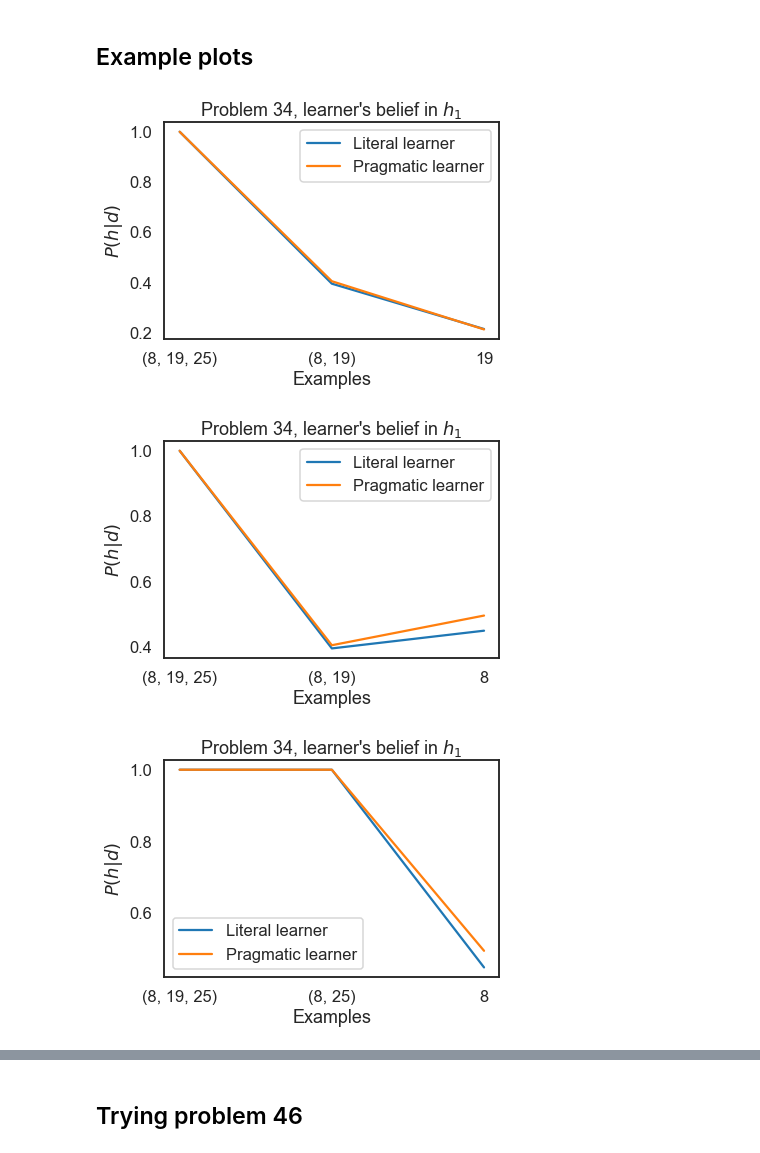
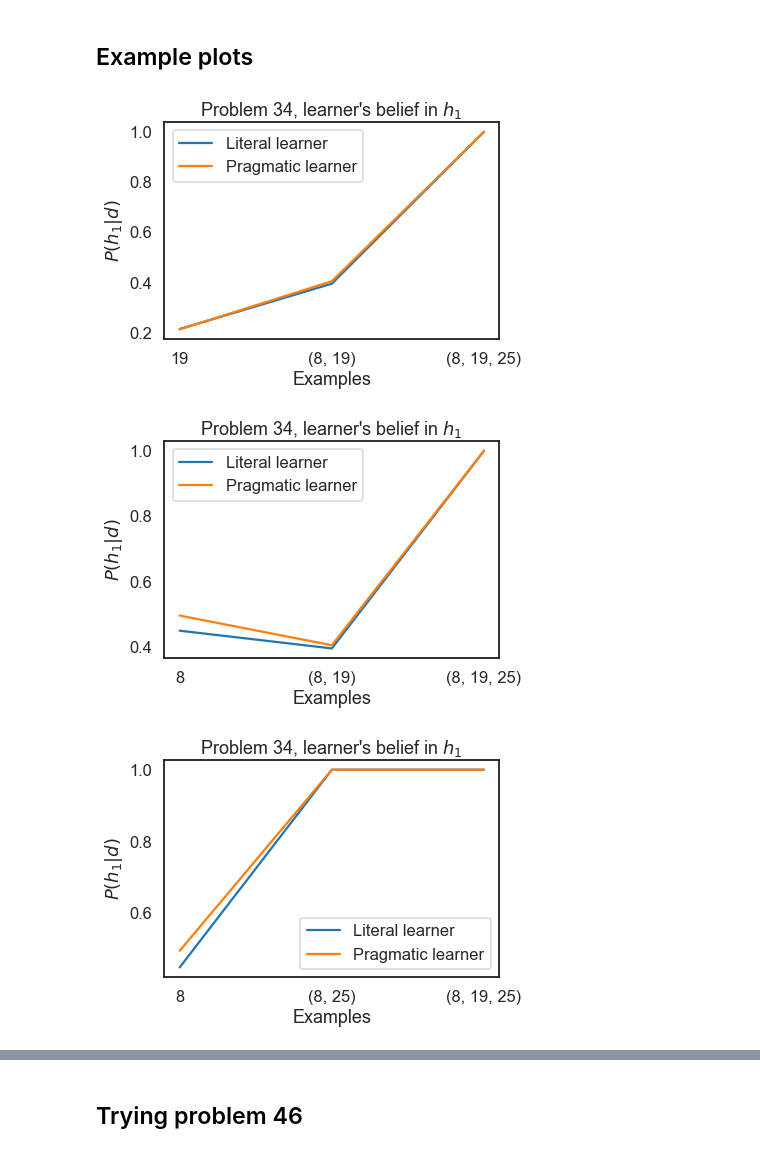
Before and after one commit to nataliavelez/teaching_models, a Jupyter notebook: pragmatic_vs_literal_plots.ipynb, the cells around one changed output, grey strips where cells are left out. Cells and saved outputs as stored; diff of their text form; code cells hidden in the pictures.

Commit message:
fixed plot x labels

```diff
--- a/pragmatic_vs_literal_plots.ipynb
+++ b/pragmatic_vs_literal_plots.ipynb
@@ -307,13 +307,13 @@ def plot_probs(problem, exs, prob_num):
 
     plt.figure()
 
-    p_h_0 = [problem[0][3]['h'].loc[exs[0], 'h_1'],
+    p_h_0 = [problem[0][1]['h'].loc[exs[0], 'h_1'],
             problem[0][2]['h'].loc[exs[1], 'h_1'],
-            problem[0][1]['h'].loc[exs[2], 'h_1']]
+            problem[0][3]['h'].loc[exs[2], 'h_1']]
 
-    p_h_500 = [problem[500][3]['h'].loc[exs[0], 'h_1'],
+    p_h_500 = [problem[500][1]['h'].loc[exs[0], 'h_1'],
             problem[500][2]['h'].loc[exs[1], 'h_1'],
-            problem[500][1]['h'].loc[exs[2], 'h_1']]
+            problem[500][3]['h'].loc[exs[2], 'h_1']]
 
     n_ex = range(1,4)
     plt.plot(n_ex, p_h_0, label='Literal learner')
@@ -321,25 +321,25 @@ def plot_probs(problem, exs, prob_num):
 
     plt.title(f'Problem {prob_num}, learner\'s belief in $h_1$')
     plt.xlabel('Examples')
-    plt.ylabel('$P(h|d)$')
+    plt.ylabel('$P(h_1|d)$')
     plt.xticks(n_ex, exs)
     plt.legend()
 
     plt.show()
 # %%
-exs = [(8, 19, 25), (8, 19), (19)]
+exs = [(19), (8, 19), (8, 19, 25)]
 
 plot_probs(problem_34, exs, 34)
 # %% [output]
-[figure, old version]
+[figure, new version]
 # %%
-exs = [(8, 19, 25), (8, 19), (8)]
+exs = [(8), (8, 19), (8, 19, 25)]
 plot_probs(problem_34, exs, 34)
 # %% [output]
-[figure, old version]
+[figure, new version]
 # %%
-exs = [(8, 19, 25), (8, 25), (8)]
+exs = [(8), (8, 25), (8, 19, 25)]
 plot_probs(problem_34, exs, 34)
 # %% [output]
-[figure, old version]
+[figure, new version]
 # %%
```
Also changed, not shown: parts of 4 cells of this notebook.
